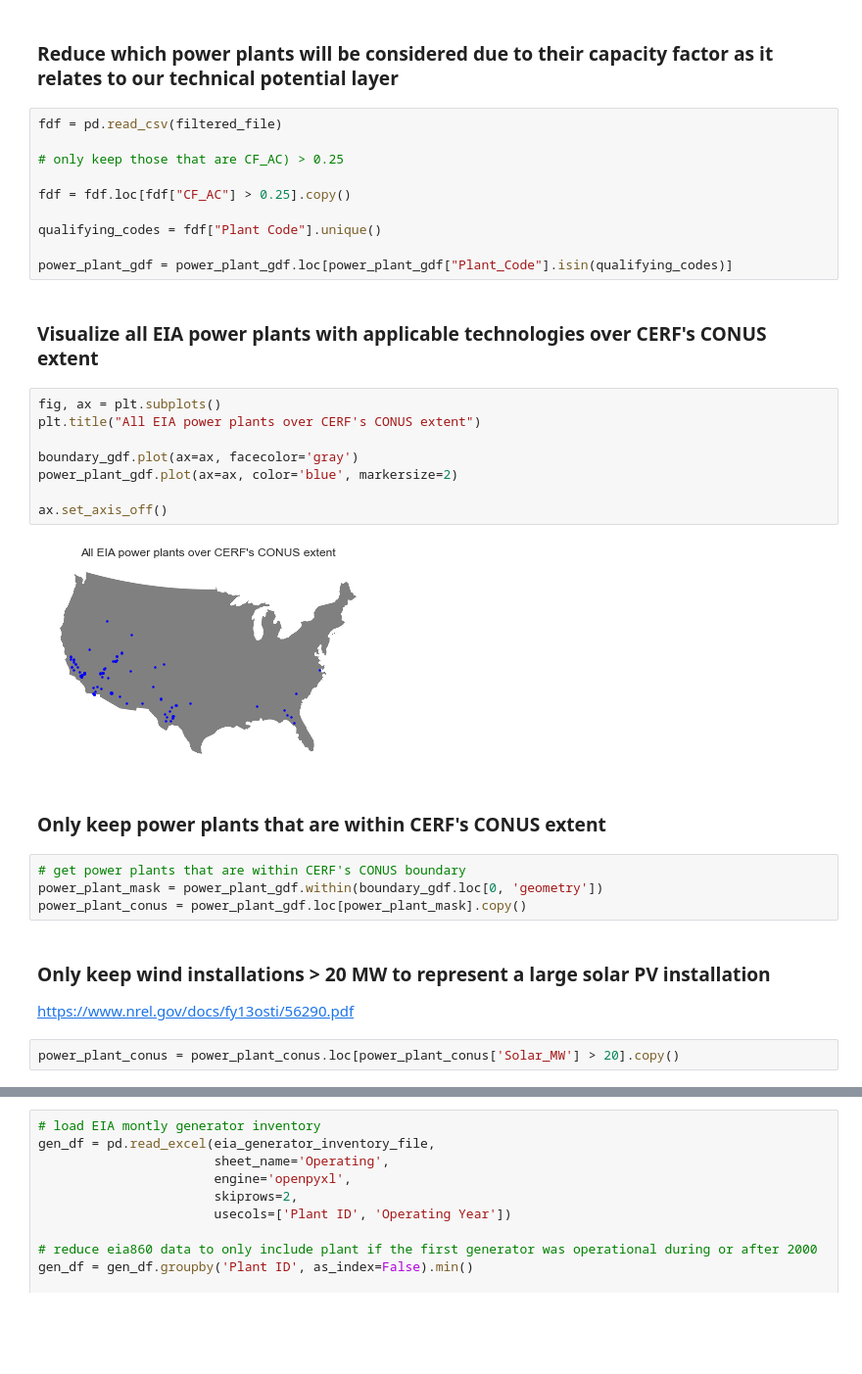
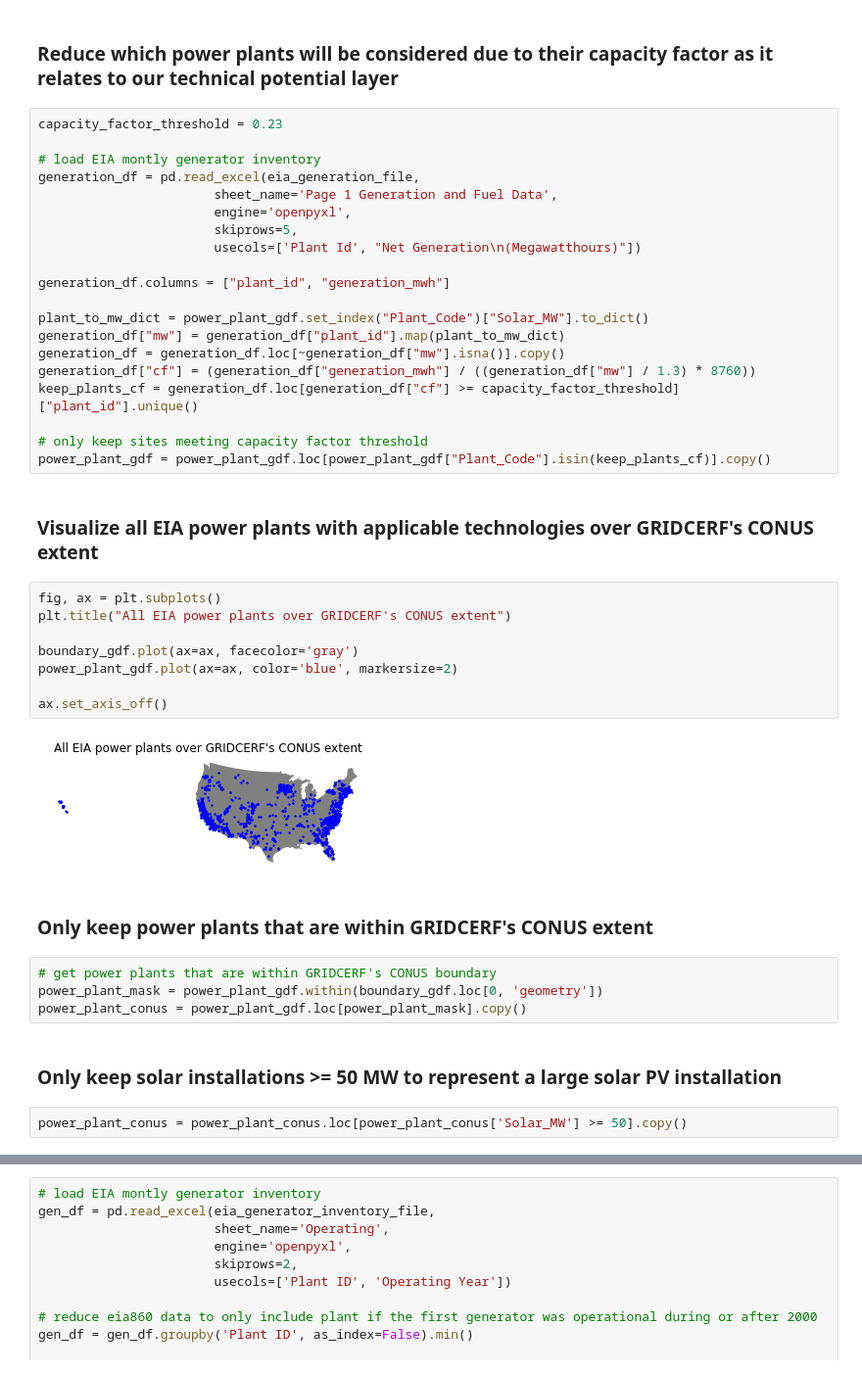
Before and after one commit to IMMM-SFA/vernon-etal_2023_scidata, a Jupyter notebook: notebooks/validation-solar.ipynb, the cells around one changed output, grey strips where cells are left out. Shown at 98% size. Drawn from its saved outputs; the diff is of its cells as text; blank space fills up the shorter version.

```diff
--- a/notebooks/validation-solar.ipynb
+++ b/notebooks/validation-solar.ipynb
@@ -246,37 +252,49 @@ states_gdf = gpd.read_file(cerf_states_file).to_crs(target_crs)
 power_plant_gdf = power_plant_gdf.loc[power_plant_gdf['PrimSource'] == 'solar'].copy()
 # %% [markdown]
 ### Reduce which power plants will be considered due to their capacity factor as it relates to our technical potential layer
-# %%
-fdf = pd.read_csv(filtered_file)
-
-# only keep those that are CF_AC) > 0.25
-
-fdf = fdf.loc[fdf["CF_AC"] > 0.25].copy()
-
-qualifying_codes = fdf["Plant Code"].unique()
-
-power_plant_gdf = power_plant_gdf.loc[power_plant_gdf["Plant_Code"].isin(qualifying_codes)]
+# %%
+capacity_factor_threshold = 0.23
+
+# load EIA montly generator inventory
+generation_df = pd.read_excel(eia_generation_file,
+                       sheet_name='Page 1 Generation and Fuel Data',
+                       engine='openpyxl',
+                       skiprows=5,
+                       usecols=['Plant Id', "Net Generation\n(Megawatthours)"])
+
+generation_df.columns = ["plant_id", "generation_mwh"]
+
+plant_to_mw_dict = power_plant_gdf.set_index("Plant_Code")["Solar_MW"].to_dict()
+generation_df["mw"] = generation_df["plant_id"].map(plant_to_mw_dict)
+generation_df = generation_df.loc[~generation_df["mw"].isna()].copy()
+generation_df["cf"] = (generation_df["generation_mwh"] / ((generation_df["mw"] / 1.3) * 8760))
+keep_plants_cf = generation_df.loc[generation_df["cf"] >= capacity_factor_threshold]["plant_id"].unique()
+
+# only keep sites meeting capacity factor threshold
+power_plant_gdf = power_plant_gdf.loc[power_plant_gdf["Plant_Code"].isin(keep_plants_cf)].copy()
 # %% [markdown]
-### Visualize all EIA power plants with applicable technologies over CERF's CONUS extent
+### Visualize all EIA power plants with applicable technologies over GRIDCERF's CONUS extent
 # %%
 fig, ax = plt.subplots()
-plt.title("All EIA power plants over CERF's CONUS extent")
+plt.title("All EIA power plants over GRIDCERF's CONUS extent")
 
 boundary_gdf.plot(ax=ax, facecolor='gray')
 power_plant_gdf.plot(ax=ax, color='blue', markersize=2)
 
 ax.set_axis_off()
 # %% [output]
-[figure, old version]
+[figure, new version]
 # %% [markdown]
-### Only keep power plants that are within CERF's CONUS extent
+
+
+
+### Only keep power plants that are within GRIDCERF's CONUS extent
 # %%
-# get power plants that are within CERF's CONUS boundary
+# get power plants that are within GRIDCERF's CONUS boundary
 power_plant_mask = power_plant_gdf.within(boundary_gdf.loc[0, 'geometry'])
 power_plant_conus = power_plant_gdf.loc[power_plant_mask].copy()
 # %% [markdown]
-### Only keep wind installations > 20 MW to represent a large solar PV installation
-https://www.nrel.gov/docs/fy13osti/56290.pdf
+### Only keep solar installations >= 50 MW to represent a large solar PV installation
 # %%
-power_plant_conus = power_plant_conus.loc[power_plant_conus['Solar_MW'] > 20].copy()
+power_plant_conus = power_plant_conus.loc[power_plant_conus['Solar_MW'] >= 50].copy()
 # %% [markdown]
```
Also changed, not shown: parts of 33 cells of this notebook, 9 other files.
